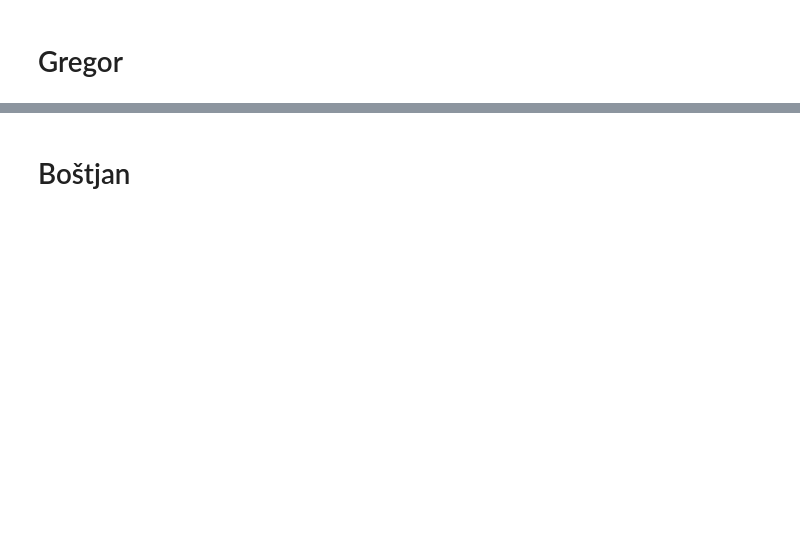
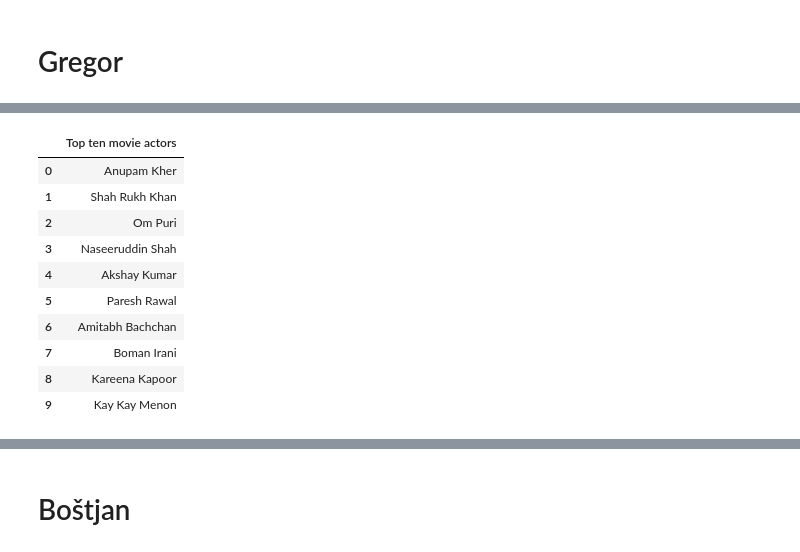
Before and after one commit to AshesOfPhoenix/PR19KKZDBMPBPGS, a Jupyter notebook: report.ipynb, the cells around one changed output, grey strips where cells are left out. Cells and saved outputs as stored; diff of their text form; code cells hidden in the pictures; blank space fills up the shorter version.

```diff
--- a/report.ipynb
+++ b/report.ipynb
@@ -37,0 +77,31 @@ Zaenkrat imamo par ugotovitev, kot so:
+# %%
+actorsMovies = baza[baza["type"] == "Movie"]
+actorsMovies = actorsMovies["cast"].str.split(", ")
+movieActors = {}
+for movie in actorsMovies:
+    for actor in movie:
+        if actor == "0":
+            break
+        elif actor not in movieActors:
+            movieActors[actor] = [1]
+        else:
+            movieActors[actor][0] += 1
+movieActors = pd.DataFrame.from_dict(movieActors, orient='index')
+movieActors.columns = ['st']
+movieActors = movieActors.sort_values(by=['st'], ascending=False)
+
+topTenMovieActors = movieActors.head(10).drop(columns=['st']).reset_index()
+topTenMovieActors.columns = ['Top ten movie actors']
+topTenMovieActors
+# %% [output]
+|  | Top ten movie actors |
+| 0 | Anupam Kher |
+| 1 | Shah Rukh Khan |
+| 2 | Om Puri |
+| 3 | Naseeruddin Shah |
+| 4 | Akshay Kumar |
+| 5 | Paresh Rawal |
+| 6 | Amitabh Bachchan |
+| 7 | Boman Irani |
+| 8 | Kareena Kapoor |
+| 9 | Kay Kay Menon |
```
Also changed, not shown: parts of 14 cells of this notebook, 1 other file.
